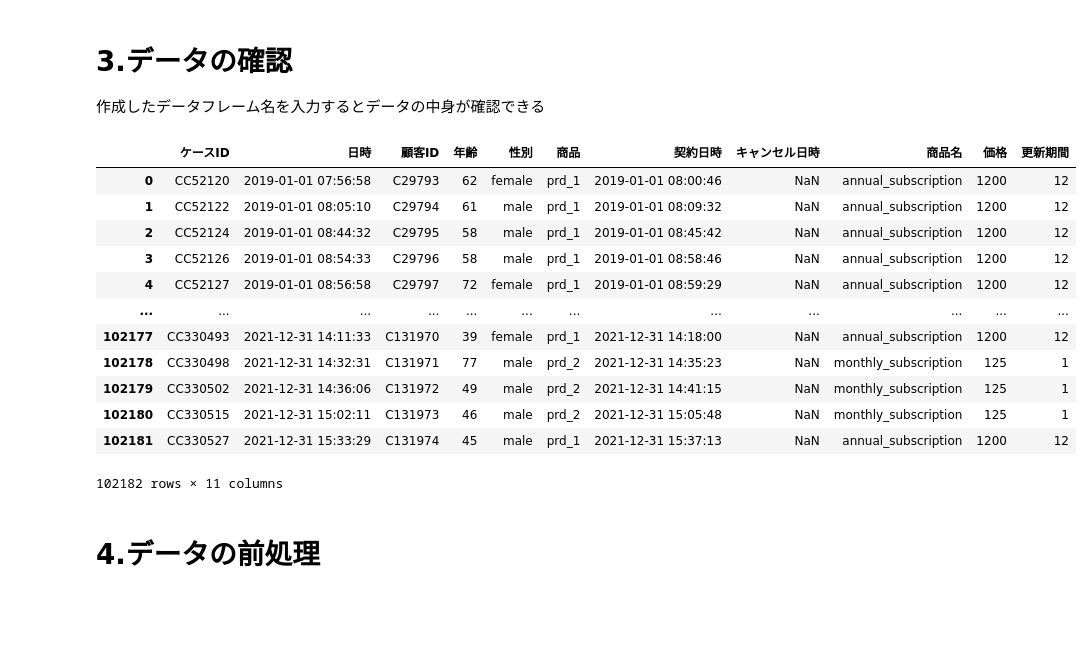
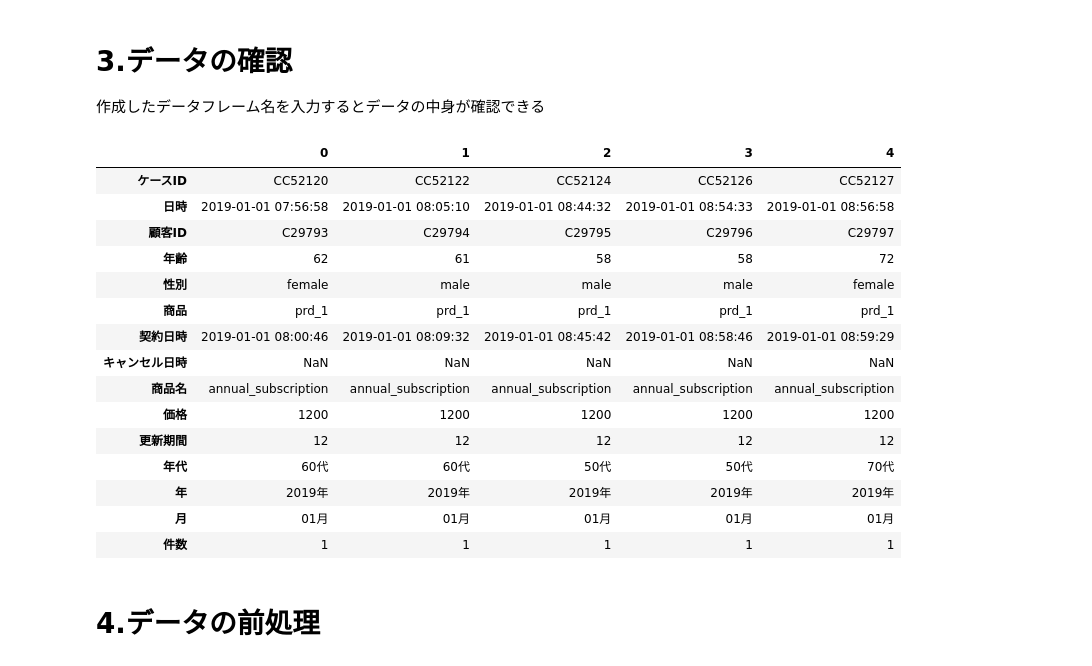
Before and after one commit to Ginnya-v2/customer_analysis, a Jupyter notebook: 01_CustomerSubscriptionDataset/02_make_simple_dashboard/02_python/create_chart.ipynb, the cells around one changed output. Drawn from its saved outputs; the diff is of its cells as text; code cells hidden in the pictures; blank space fills up the shorter version.

```diff
--- a/01_CustomerSubscriptionDataset/02_make_simple_dashboard/02_python/create_chart.ipynb
+++ b/01_CustomerSubscriptionDataset/02_make_simple_dashboard/02_python/create_chart.ipynb
@@ -14,26 +14,29 @@ plt.rcParams['font.family'] = 'Hiragino Sans' #日本語フォントを指定（
 # 2. データのインポート
 `pandas`の`read_csv`メソッドを利用してcsvファイルをインポートして`df`という名前のデータフレームを作成する。
 # %%
-df = pd.read_csv('../00_dataset/.data.csv')
+df = pd.read_csv('./data.csv')
 # %% [markdown]
 # 3.データの確認
 作成したデータフレーム名を入力するとデータの中身が確認できる
 # %%
-df
+df.head().T # データの最初の5行を表示
 # %% [output]
-|  | ケースID | 日時 | 顧客ID | 年齢 | 性別 | 商品 | 契約日時 | キャンセル日時 | 商品名 | 価格 | 更新期間 |
-| 0 | CC52120 | 2019-01-01 07:56:58 | C29793 | 62 | female | prd_1 | 2019-01-01 08:00:46 | NaN | annual_subscription | 1200 | 12 |
-| 1 | CC52122 | 2019-01-01 08:05:10 | C29794 | 61 | male | prd_1 | 2019-01-01 08:09:32 | NaN | annual_subscription | 1200 | 12 |
-| 2 | CC52124 | 2019-01-01 08:44:32 | C29795 | 58 | male | prd_1 | 2019-01-01 08:45:42 | NaN | annual_subscription | 1200 | 12 |
-| 3 | CC52126 | 2019-01-01 08:54:33 | C29796 | 58 | male | prd_1 | 2019-01-01 08:58:46 | NaN | annual_subscription | 1200 | 12 |
-| 4 | CC52127 | 2019-01-01 08:56:58 | C29797 | 72 | female | prd_1 | 2019-01-01 08:59:29 | NaN | annual_subscription | 1200 | 12 |
-| ... | ... | ... | ... | ... | ... | ... | ... | ... | ... | ... | ... |
-| 102177 | CC330493 | 2021-12-31 14:11:33 | C131970 | 39 | female | prd_1 | 2021-12-31 14:18:00 | NaN | annual_subscription | 1200 | 12 |
-| 102178 | CC330498 | 2021-12-31 14:32:31 | C131971 | 77 | male | prd_2 | 2021-12-31 14:35:23 | NaN | monthly_subscription | 125 | 1 |
-| 102179 | CC330502 | 2021-12-31 14:36:06 | C131972 | 49 | male | prd_2 | 2021-12-31 14:41:15 | NaN | monthly_subscription | 125 | 1 |
-| 102180 | CC330515 | 2021-12-31 15:02:11 | C131973 | 46 | male | prd_2 | 2021-12-31 15:05:48 | NaN | monthly_subscription | 125 | 1 |
-| 102181 | CC330527 | 2021-12-31 15:33:29 | C131974 | 45 | male | prd_1 | 2021-12-31 15:37:13 | NaN | annual_subscription | 1200 | 12 |
+|  | 0 | 1 | 2 | 3 | 4 |
+| ケースID | CC52120 | CC52122 | CC52124 | CC52126 | CC52127 |
+| 日時 | 2019-01-01 07:56:58 | 2019-01-01 08:05:10 | 2019-01-01 08:44:32 | 2019-01-01 08:54:33 | 2019-01-01 08:56:58 |
+| 顧客ID | C29793 | C29794 | C29795 | C29796 | C29797 |
+| 年齢 | 62 | 61 | 58 | 58 | 72 |
+| 性別 | female | male | male | male | female |
+| 商品 | prd_1 | prd_1 | prd_1 | prd_1 | prd_1 |
+| 契約日時 | 2019-01-01 08:00:46 | 2019-01-01 08:09:32 | 2019-01-01 08:45:42 | 2019-01-01 08:58:46 | 2019-01-01 08:59:29 |
+| キャンセル日時 | NaN | NaN | NaN | NaN | NaN |
+| 商品名 | annual_subscription | annual_subscription | annual_subscription | annual_subscription | annual_subscription |
+| 価格 | 1200 | 1200 | 1200 | 1200 | 1200 |
+| 更新期間 | 12 | 12 | 12 | 12 | 12 |
+| 年代 | 60代 | 60代 | 50代 | 50代 | 70代 |
+| 年 | 2019年 | 2019年 | 2019年 | 2019年 | 2019年 |
+| 月 | 01月 | 01月 | 01月 | 01月 | 01月 |
+| 件数 | 1 | 1 | 1 | 1 | 1 |
-102182 rows × 11 columns
 # %% [markdown]
 # 4.データの前処理
 # %% [markdown]
```
Also changed, not shown: parts of 10 cells of this notebook, 1 other file.
